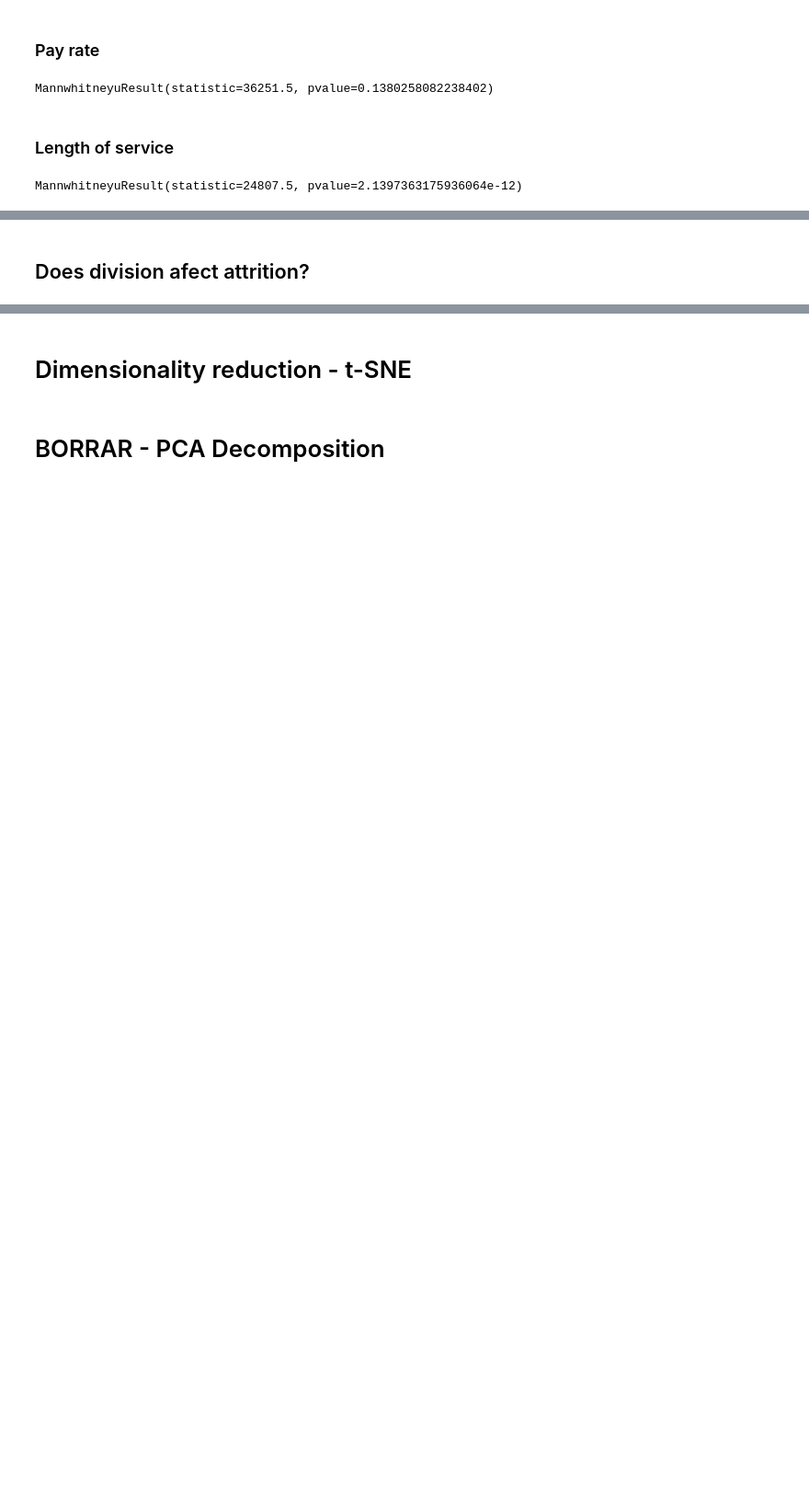
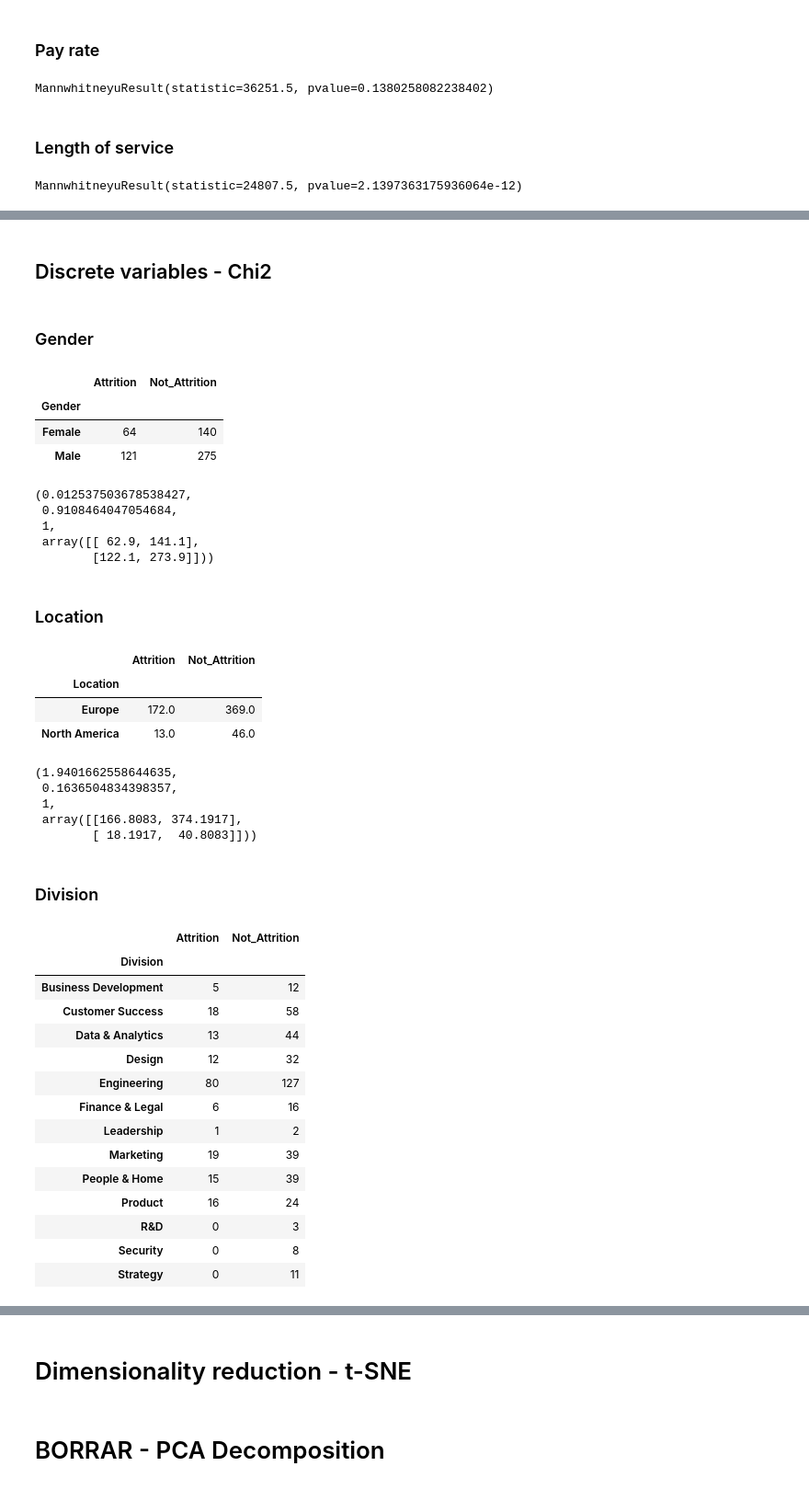
Before and after one commit to ta-datapt-bcn/project-statistical-analysis, a Jupyter notebook: julia-code.ipynb, the cells around one changed output, grey strips where cells are left out. Shown at 92% size. Cells and saved outputs as stored; diff of their text form; code cells hidden in the pictures; blank space fills up the shorter version.

```diff
--- a/julia-code.ipynb
+++ b/julia-code.ipynb
@@ -450,2 +427,4 @@ df_active_and_attrition[['Attrition', 'Length of service: Months']].pivot(column
 # %% [markdown]
-## Does division afect attrition?
+## Discrete variables - Chi2
+# %% [markdown]
+### Gender
@@ -451,0 +433,19 @@ df_active_and_attrition[['Attrition', 'Length of service: Months']].pivot(column
+# %%
+df_gender['Not_Attrition'] = df.groupby('Gender').count()['Attrition'] - df_gender['Attrition']
+df_gender
+# %% [output]
+|  | Attrition | Not_Attrition |
+| Gender |  |  |
+| Female | 64 | 140 |
+| Male | 121 | 275 |
+# %%
+stats.chi2_contingency(df_gender)
+# el p-value está muy por encima de 0.05, así que no hay diferencia entre la media de attrition por géneros.
+# %% [output]
+(0.012537503678538427,
+ 0.9108464047054684,
+ 1,
+ array([[ 62.9, 141.1],
+        [122.1, 273.9]]))
+# %% [markdown]
+### Location
@@ -452,7 +454,42 @@ df_active_and_attrition[['Attrition', 'Length of service: Months']].pivot(column
+# %%
+df_location['Not_Attrition'] = df.groupby('Location').count()['Attrition'] - df_location['Attrition']
+df_location
+# %% [output]
+|  | Attrition | Not_Attrition |
+| Location |  |  |
+| Europe | 172.0 | 369.0 |
+| North America | 13.0 | 46.0 |
+# %%
+stats.chi2_contingency(df_location)
+# el p-value está muy por encima de 0.05, así que no hay diferencia entre la media de attrition por ubicaciones.
+# %% [output]
+(1.9401662558644635,
+ 0.1636504834398357,
+ 1,
+ array([[166.8083, 374.1917],
+        [ 18.1917,  40.8083]]))
+# %% [markdown]
+### Division
 # %%
-df_chi = pd.DataFrame(df.groupby('Division').sum()['Attrition'])
+df_division = pd.DataFrame(df.groupby('Division').sum()['Attrition'])
 # %%
-df_chi['Not_Attrition'] = df.groupby('Division').count()['Attrition'] - df_chi['Attrition']
+df_division['Not_Attrition'] = df.groupby('Division').count()['Attrition'] - df_division['Attrition']
 # %%
-df_chi
+df_division
+# %% [output]
+|  | Attrition | Not_Attrition |
+| Division |  |  |
+| Business Development | 5 | 12 |
+| Customer Success | 18 | 58 |
+| Data & Analytics | 13 | 44 |
+| Design | 12 | 32 |
+| Engineering | 80 | 127 |
+| Finance & Legal | 6 | 16 |
+| Leadership | 1 | 2 |
+| Marketing | 19 | 39 |
+| People & Home | 15 | 39 |
+| Product | 16 | 24 |
+| R&D | 0 | 3 |
+| Security | 0 | 8 |
+| Strategy | 0 | 11 |
 # %%
```
Also changed, not shown: parts of 64 cells of this notebook, 1 other file.
